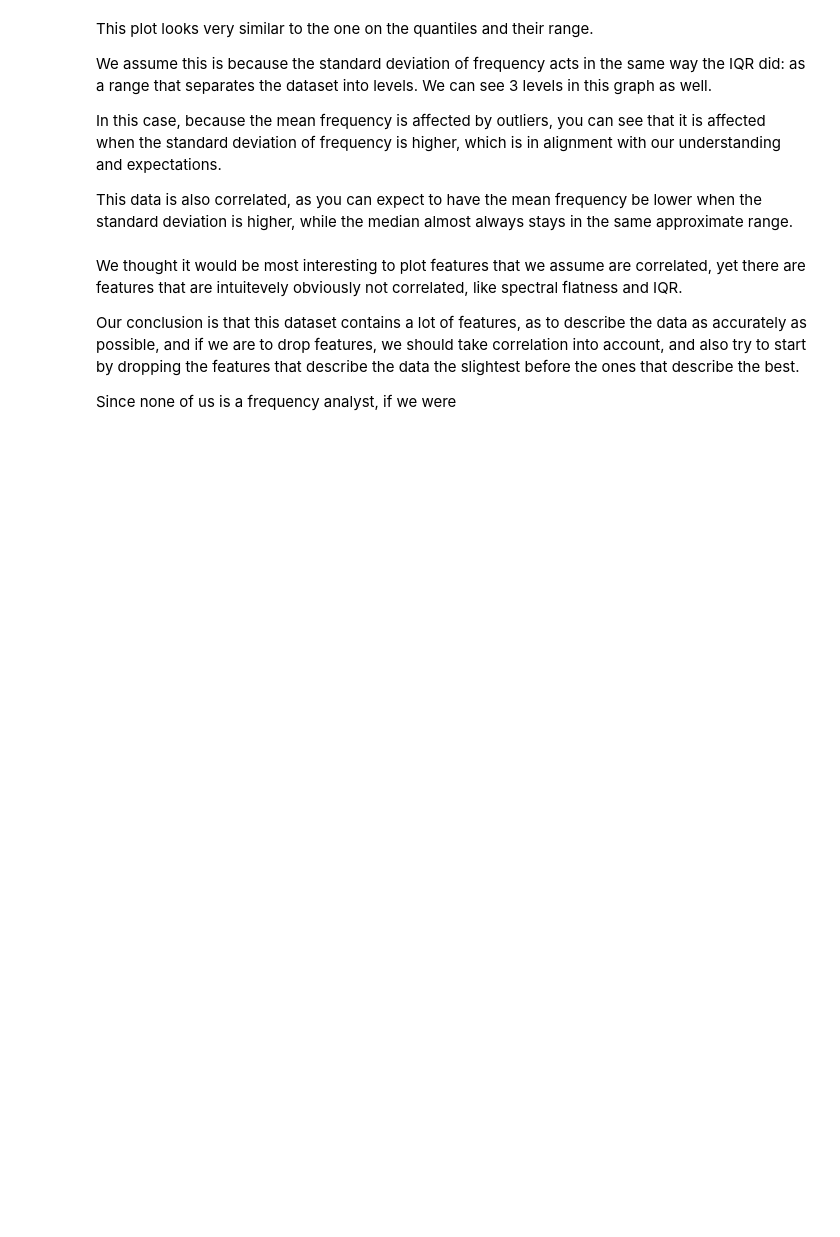
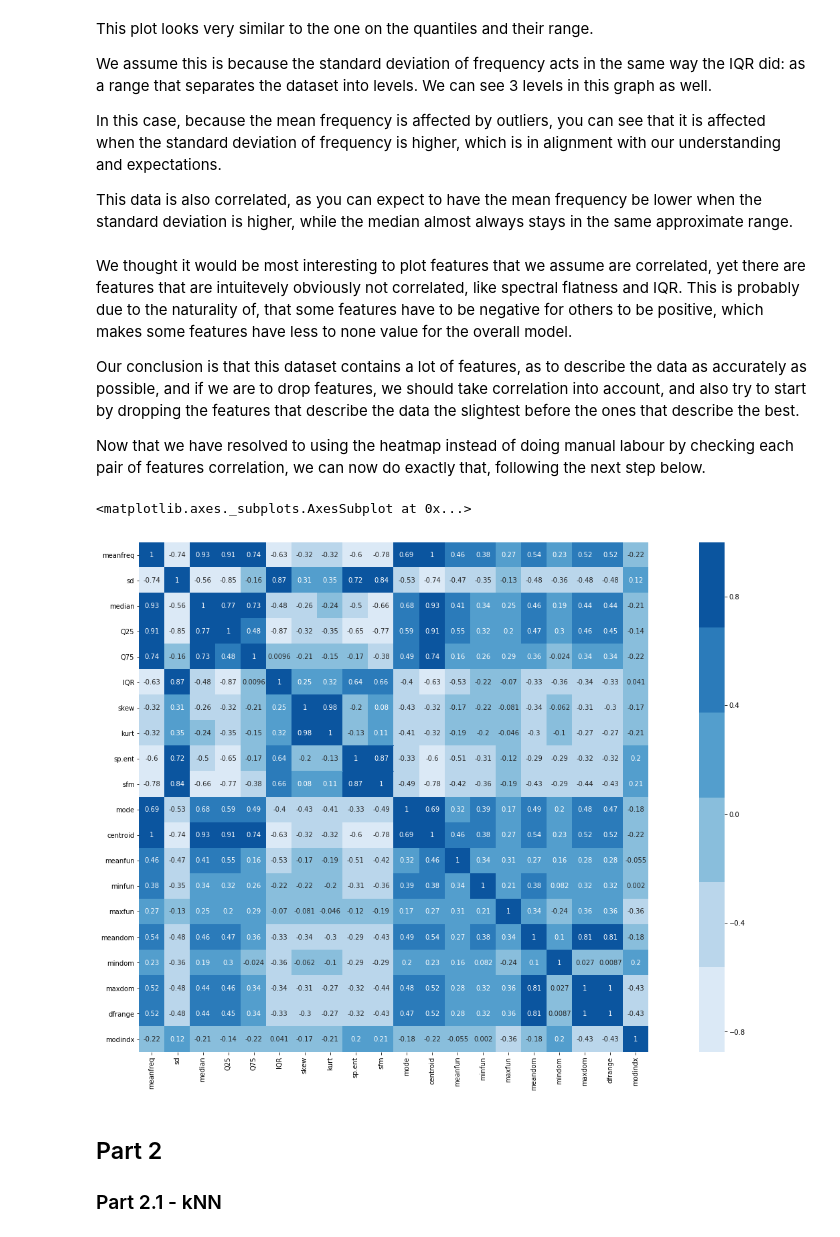
Before and after one commit to FarkIst/ML_Project3, a Jupyter notebook: project3.ipynb, the cells around one changed output. Saved outputs shown, nothing was run; the diff lists cells and outputs as text; code cells hidden in the pictures; blank space fills up the shorter version.

Commit message:
Add SNS Heatmap, Part 2.1, Merge Text Part 1

```diff
--- a/project3.ipynb
+++ b/project3.ipynb
@@ -107,8 +115,18 @@ In this case, because the mean frequency is affected by outliers, you can see th
 
 This data is also correlated, as you can expect to have the mean frequency be lower when the standard deviation is higher, while the median almost always stays in the same approximate range.
 # %% [markdown]
-We thought it would be most interesting to plot features that we assume are correlated, yet there are features that are intuitevely obviously not correlated, like spectral flatness and IQR.
+We thought it would be most interesting to plot features that we assume are correlated, yet there are features that are intuitevely obviously not correlated, like spectral flatness and IQR. This is probably due to the naturality of, that some features have to be negative for others to be positive, which makes some features have less to none value for the overall model.
 
 Our conclusion is that this dataset contains a lot of features, as to describe the data as accurately as possible, and if we are to drop features, we should take correlation into account, and also try to start by dropping the features that describe the data the slightest before the ones that describe the best.
 
-Since none of us is a frequency analyst, if we were
+Now that we have resolved to using the heatmap instead of doing manual labour by checking each pair of features correlation, we can now do exactly that, following the next step below.
+# %%
+fig, ax = plt.subplots(figsize=(27,14))
+sns.heatmap(data.corr(),vmax=1, square=True, cmap=sns.color_palette("Blues") , annot=True, ax=ax)
+# %% [output]
+<matplotlib.axes._subplots.AxesSubplot at 0x...>
+[figure, added]
+# %% [markdown]
+## Part 2
+
+### Part 2.1 - kNN
```
Also changed, not shown: parts of 9 cells of this notebook.
